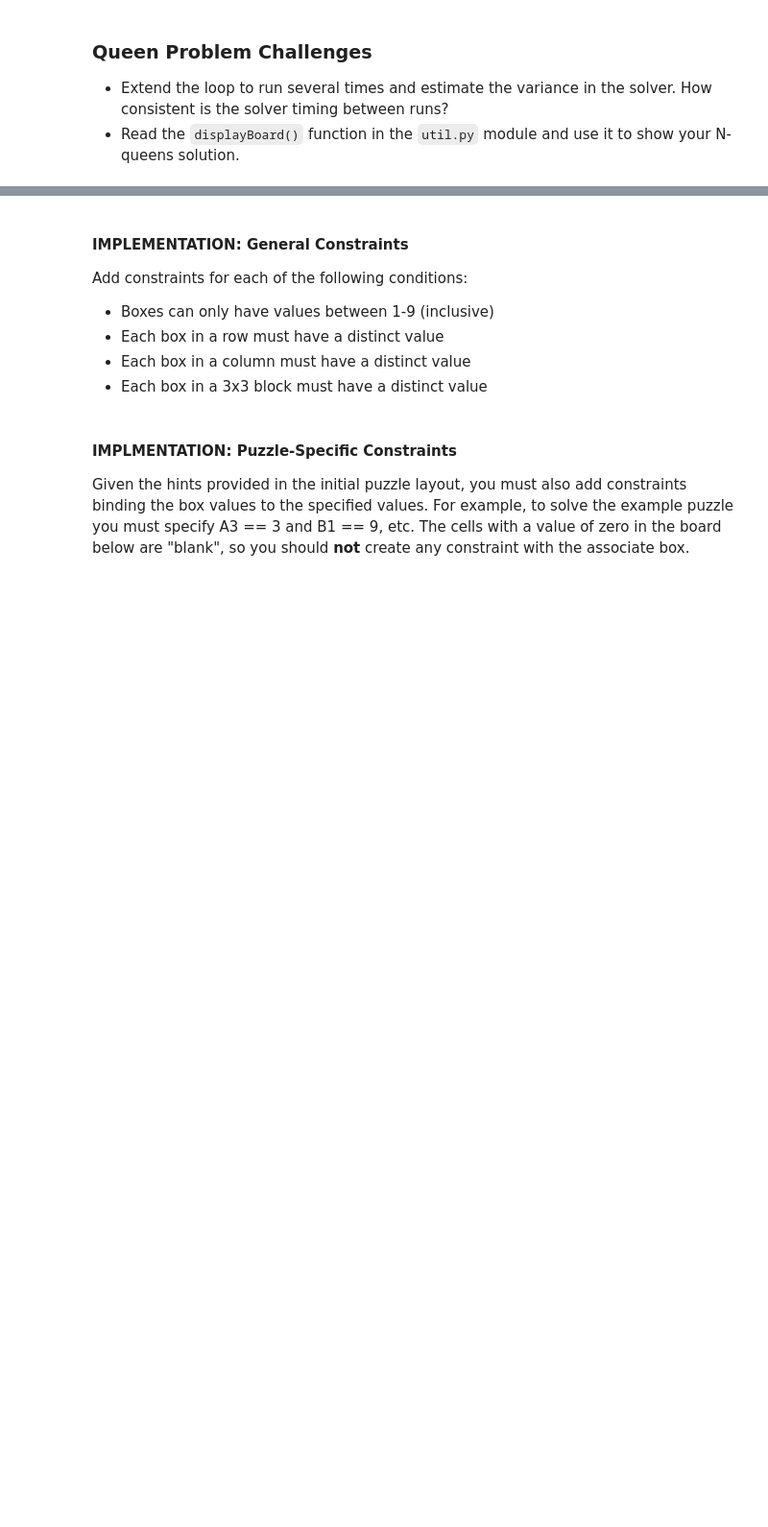
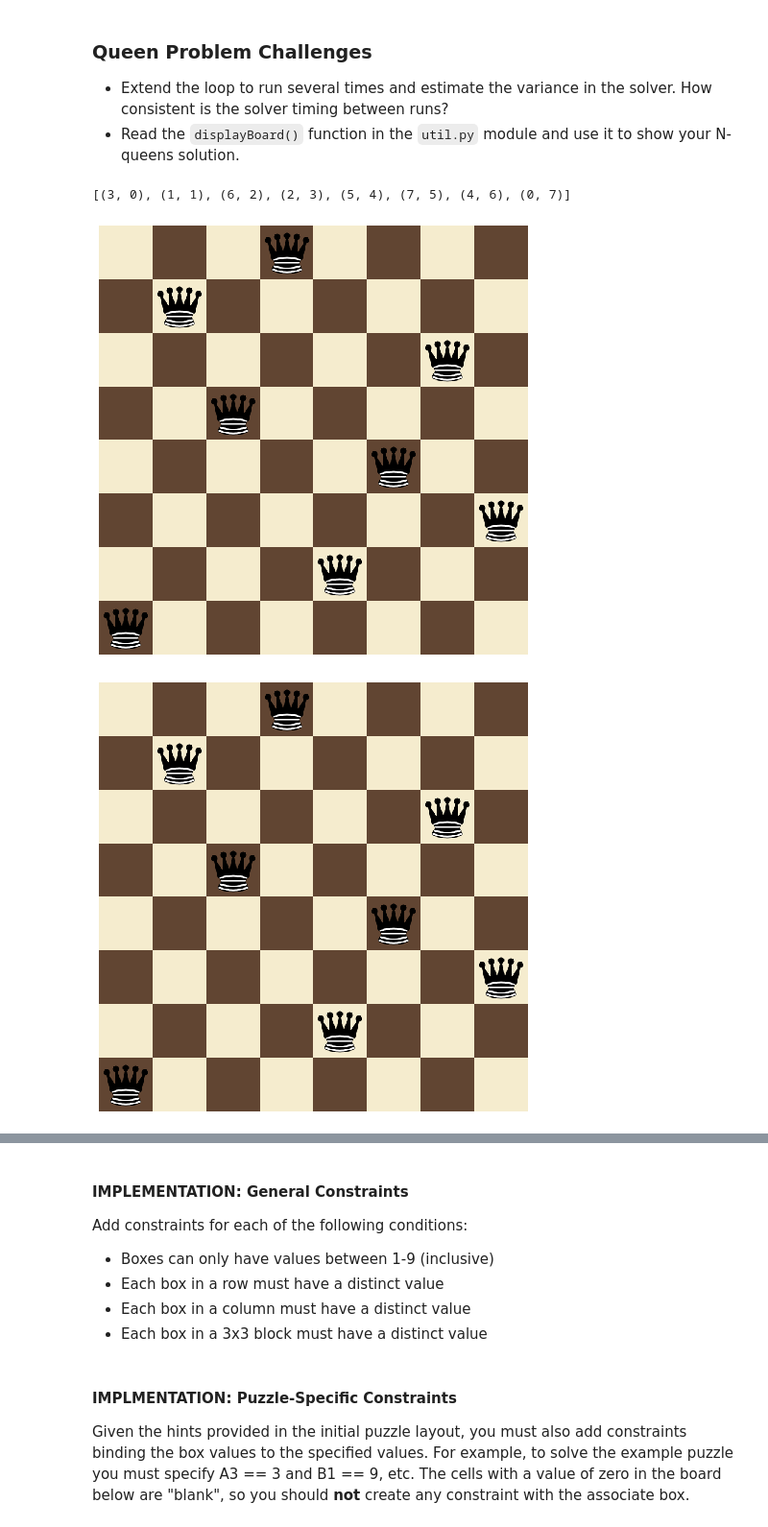
Before and after one commit to udacity/artificial-intelligence, a Jupyter notebook: Exercises/1_Constraint Satisfaction/AIND-Constraint_Satisfaction.ipynb, the cells around one changed output, grey strips where cells are left out. Shown: that part at 96% size. Cells and saved outputs as stored; diff of their text form; code cells hidden in the pictures; blank space fills up the shorter version.

Commit message:
exercice|n-queens problem done

```diff
--- a/Exercises/1_Constraint Satisfaction/AIND-Constraint_Satisfaction.ipynb
+++ b/Exercises/1_Constraint Satisfaction/AIND-Constraint_Satisfaction.ipynb
@@ -500,3 +538,21 @@ def nqueens(N):
+# %%
+def Abs(x):
+    return If(x >= 0, x, -x)
+
+def nqueens(N):
+    n_queen_solver = Solver() # define solver problem
+    queens = [Int("Q{}".format(i)) for i in range(N)] # define N queens position
+    # valide positions between 0 and N
+    for queen in queens:
+        n_queen_solver.add(0<=queen, queen<N)
+    # not in the same row
+    n_queen_solver.add(Distinct(queens))
+    # not in the same diagonal
+    for i,queen1 in enumerate(queens):
+        for j, queen2 in enumerate(queens):
+            if i != j:
+                n_queen_solver.add(Abs(queen1-queen2) != abs(i-j))
+    return n_queen_solver
 # %%
 import time
 from itertools import chain
@@ -519,3 +582,5 @@ plt.plot(sizes, runtimes)
 ### Queen Problem Challenges
 - Extend the loop to run several times and estimate the variance in the solver. How consistent is the solver timing between runs?
 - Read the `displayBoard()` function in the `util.py` module and use it to show your N-queens solution.
+# %%
+N = 8
@@ -522,3 +589,17 @@ plt.plot(sizes, runtimes)
+# %%
+s = solutions[0]
+# %%
+loc = [(int(str(s.model()[Int("Q{}".format(i))])), i) for i in range(N)]
+# %%
+loc
+# %% [output]
+[(3, 0), (1, 1), (6, 2), (2, 3), (5, 4), (7, 5), (4, 6), (0, 7)]
+# %%
+from util import displayBoard
+displayBoard(loc, N)
+# %% [output]
+[figure, added]
+[figure, added]
 # %% [markdown]
 ---
 ## IV. Revisiting Sudoku
```
Also changed, not shown: parts of 12 cells of this notebook.
